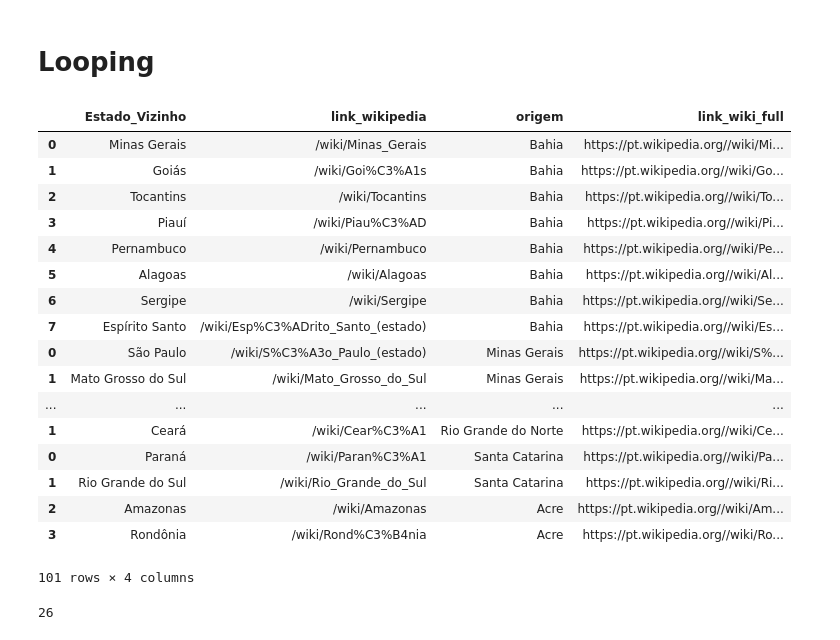
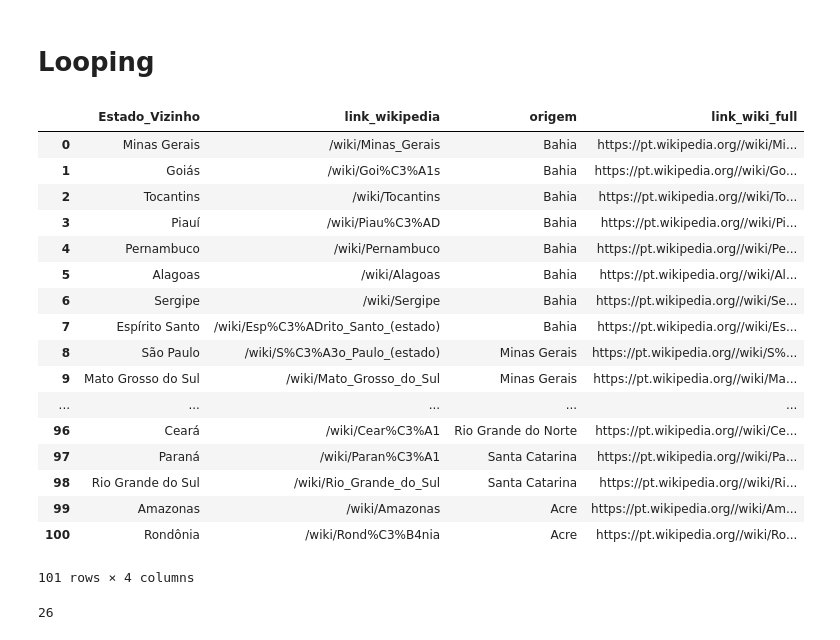
Before and after one commit to bigodoy/Wikipedia---Cidades-Vizinhas, a Jupyter notebook: Cidades Vizinhas.ipynb, the cells around one changed output. Drawn from its saved outputs; the diff is of its cells as text; code cells hidden in the pictures.

```diff
--- a/Cidades Vizinhas.ipynb
+++ b/Cidades Vizinhas.ipynb
@@ -84,28 +84,28 @@ for i in range(4):
 # %%
 #Retiro paises da lista de estados e desprezo duplicadas
 paises= ['N', 'S', 'O', 'Bolívia', 'Paraguai','Guiana', 'Suriname','Venezuela', 'Colômbia',
  'Argentina','Peru', 'França', 'Guiana Francesa', '[1]']
 
-estados_final = df_sp[~df_sp['Estado_Vizinho'].isin(paises)].drop_duplicates()
+estados_final = df_sp[~df_sp['Estado_Vizinho'].isin(paises)].drop_duplicates().reset_index(drop=True)
 estados_final
 # %% [output]
 |  | Estado_Vizinho | link_wikipedia | origem | link_wiki_full |
 | 0 | Minas Gerais | /wiki/Minas_Gerais | Bahia | https://pt.wikipedia.org//wiki/Mi... |
 | 1 | Goiás | /wiki/Goi%C3%A1s | Bahia | https://pt.wikipedia.org//wiki/Go... |
 | 2 | Tocantins | /wiki/Tocantins | Bahia | https://pt.wikipedia.org//wiki/To... |
 | 3 | Piauí | /wiki/Piau%C3%AD | Bahia | https://pt.wikipedia.org//wiki/Pi... |
 | 4 | Pernambuco | /wiki/Pernambuco | Bahia | https://pt.wikipedia.org//wiki/Pe... |
 | 5 | Alagoas | /wiki/Alagoas | Bahia | https://pt.wikipedia.org//wiki/Al... |
 | 6 | Sergipe | /wiki/Sergipe | Bahia | https://pt.wikipedia.org//wiki/Se... |
 | 7 | Espírito Santo | /wiki/Esp%C3%ADrito_Santo_(estado) | Bahia | https://pt.wikipedia.org//wiki/Es... |
-| 0 | São Paulo | /wiki/S%C3%A3o_Paulo_(estado) | Minas Gerais | https://pt.wikipedia.org//wiki/S%... |
-| 1 | Mato Grosso do Sul | /wiki/Mato_Grosso_do_Sul | Minas Gerais | https://pt.wikipedia.org//wiki/Ma... |
+| 8 | São Paulo | /wiki/S%C3%A3o_Paulo_(estado) | Minas Gerais | https://pt.wikipedia.org//wiki/S%... |
+| 9 | Mato Grosso do Sul | /wiki/Mato_Grosso_do_Sul | Minas Gerais | https://pt.wikipedia.org//wiki/Ma... |
 | ... | ... | ... | ... | ... |
-| 1 | Ceará | /wiki/Cear%C3%A1 | Rio Grande do Norte | https://pt.wikipedia.org//wiki/Ce... |
-| 0 | Paraná | /wiki/Paran%C3%A1 | Santa Catarina | https://pt.wikipedia.org//wiki/Pa... |
-| 1 | Rio Grande do Sul | /wiki/Rio_Grande_do_Sul | Santa Catarina | https://pt.wikipedia.org//wiki/Ri... |
-| 2 | Amazonas | /wiki/Amazonas | Acre | https://pt.wikipedia.org//wiki/Am... |
-| 3 | Rondônia | /wiki/Rond%C3%B4nia | Acre | https://pt.wikipedia.org//wiki/Ro... |
+| 96 | Ceará | /wiki/Cear%C3%A1 | Rio Grande do Norte | https://pt.wikipedia.org//wiki/Ce... |
+| 97 | Paraná | /wiki/Paran%C3%A1 | Santa Catarina | https://pt.wikipedia.org//wiki/Pa... |
+| 98 | Rio Grande do Sul | /wiki/Rio_Grande_do_Sul | Santa Catarina | https://pt.wikipedia.org//wiki/Ri... |
+| 99 | Amazonas | /wiki/Amazonas | Acre | https://pt.wikipedia.org//wiki/Am... |
+| 100 | Rondônia | /wiki/Rond%C3%B4nia | Acre | https://pt.wikipedia.org//wiki/Ro... |
 101 rows × 4 columns
 # %%
 #Verifico a quantidade de estados
```
Also changed, not shown: parts of 4 cells of this notebook.
